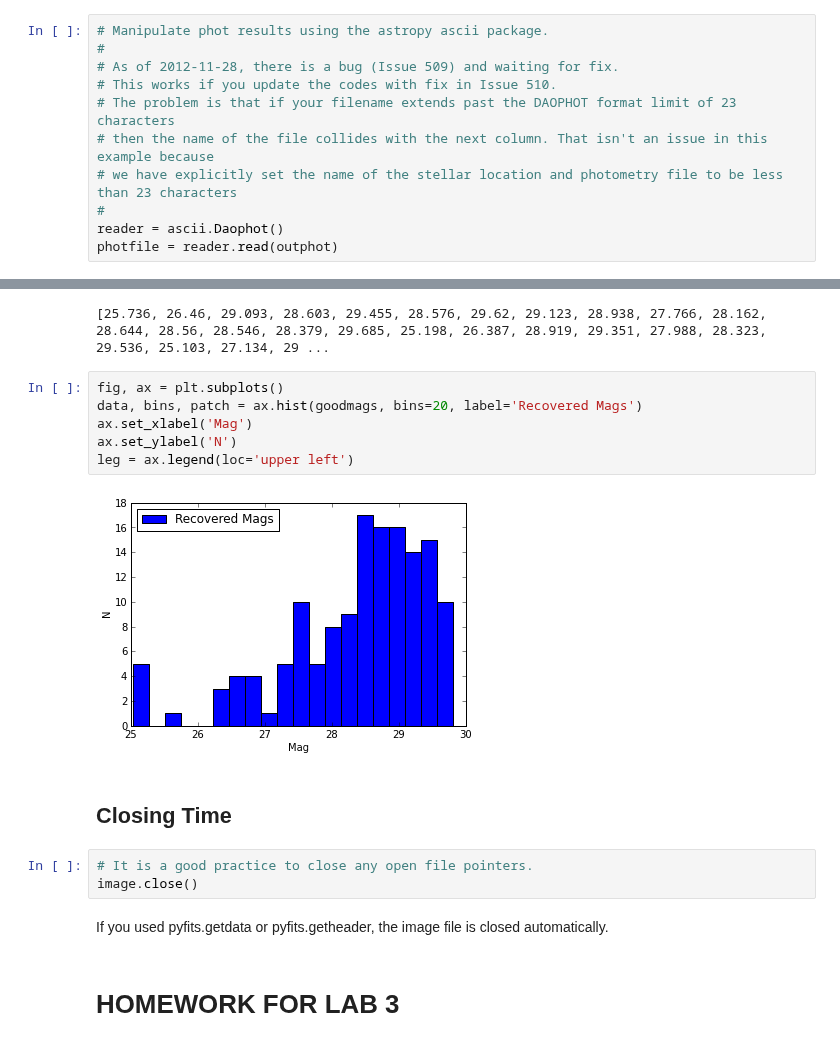
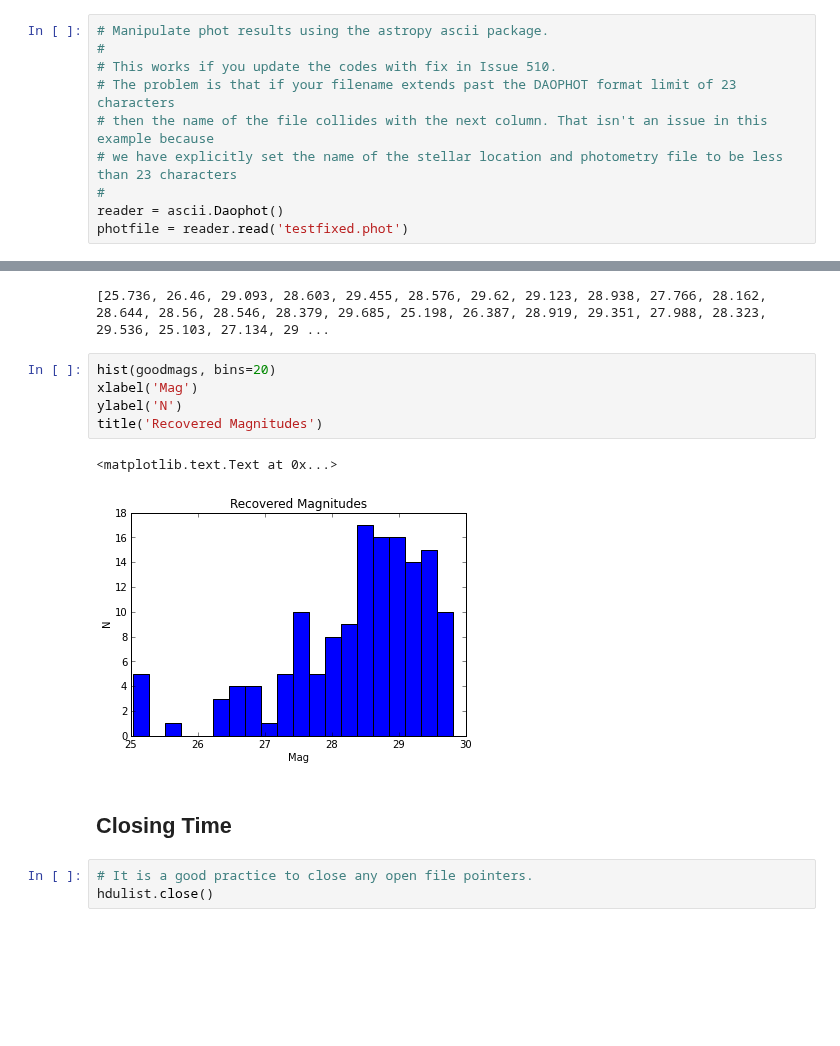
Before and after one commit to spacetelescope/scientific-python-training-2012, a Jupyter notebook: lecture_notebooks/Session3_Phot_Phun_1.ipynb, the cells around one changed output, grey strips where cells are left out. Saved outputs shown, nothing was run; the diff lists cells and outputs as text; blank space fills up the shorter version.

```diff
--- a/lecture_notebooks/Session3_Phot_Phun_1.ipynb
+++ b/lecture_notebooks/Session3_Phot_Phun_1.ipynb
@@ -658,11 +758,10 @@ n8q624e8q_cal.fits[1]    173.37   253.73  0.597966    INDEF  err
 # %%
 # Manipulate phot results using the astropy ascii package.
 #
-# As of 2012-11-28, there is a bug (Issue 509) and waiting for fix.
 # This works if you update the codes with fix in Issue 510.
 # The problem is that if your filename extends past the DAOPHOT format limit of 23 characters
 # then the name of the file collides with the next column. That isn't an issue in this example because
 # we have explicitly set the name of the stellar location and photometry file to be less than 23 characters
 #
 reader = ascii.Daophot()
-photfile = reader.read(outphot)
+photfile = reader.read('testfixed.phot')
@@ -702,20 +797,16 @@ goodmags = map(float, [mag for mag in mags if 'INDEF' not in mag])
 print goodmags
 # %% [output]
 [25.736, 26.46, 29.093, 28.603, 29.455, 28.576, 29.62, 29.123, 28.938, 27.766, 28.162, 28.644, 28.56, 28.546, 28.379, 29.685, 25.198, 26.387, 28.919, 29.351, 27.988, 28.323, 29.536, 25.103, 27.134, 29 ...
-# %%
-fig, ax = plt.subplots()
-data, bins, patch = ax.hist(goodmags, bins=20, label='Recovered Mags')
-ax.set_xlabel('Mag')
-ax.set_ylabel('N')
-leg = ax.legend(loc='upper left')
-# %% [output]
-[figure, removed]
+# %%
+hist(goodmags, bins=20)
+xlabel('Mag')
+ylabel('N')
+title('Recovered Magnitudes')
+# %% [output]
+<matplotlib.text.Text at 0x...>
+[figure, added]
 # %% [markdown]
 ## Closing Time
 # %%
 # It is a good practice to close any open file pointers.
-image.close()
+hdulist.close()
-# %% [markdown]
-If you used pyfits.getdata or pyfits.getheader, the image file is closed automatically.
-# %% [markdown]
-# HOMEWORK FOR LAB 3
```
Also changed, not shown: parts of 112 cells of this notebook.
